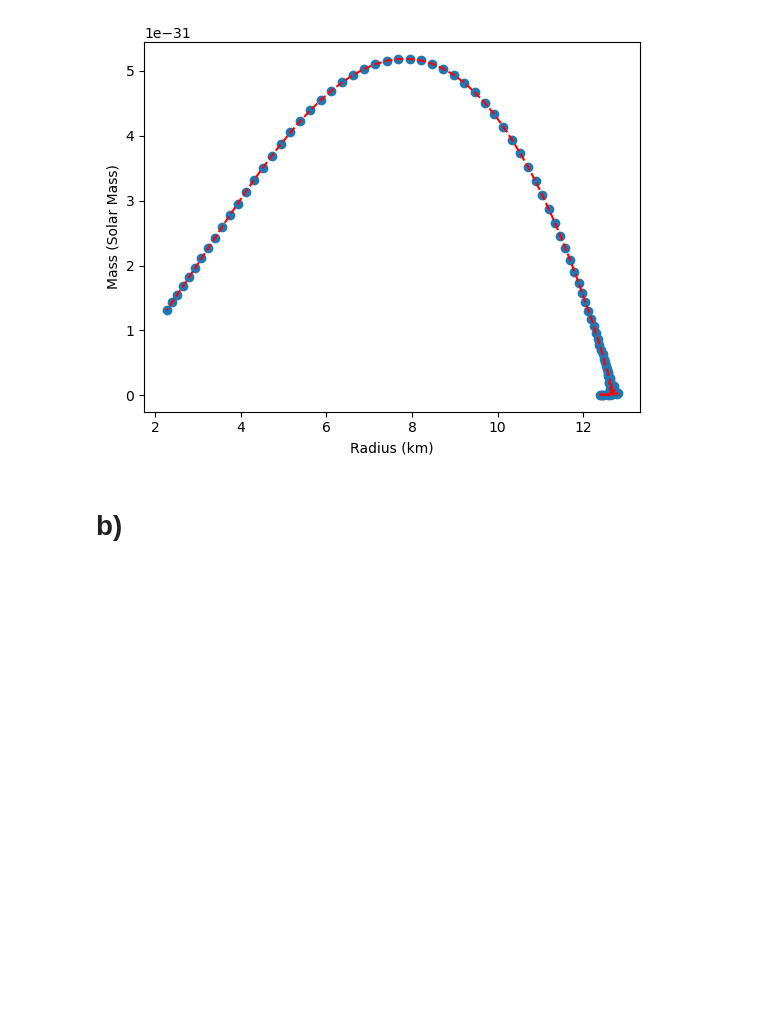
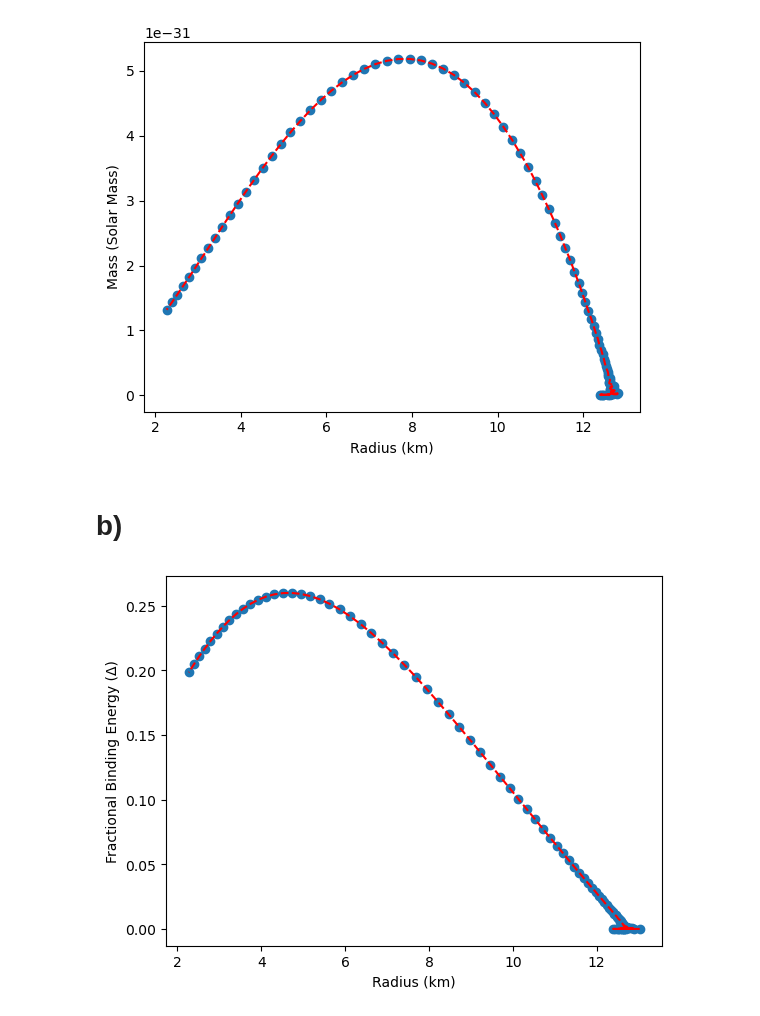
Before and after one commit to eamasya19/phys414_final_project, a Jupyter notebook: einstein.ipynb, the cells around one changed output. Drawn from its saved outputs; the diff is of its cells as text; code cells hidden in the pictures; blank space fills up the shorter version.

Commit message:
einstein part c done

```diff
--- a/einstein.ipynb
+++ b/einstein.ipynb
@@ -99,0 +134,27 @@ plt.show()
+# %%
+# computing delta values
+delta_vals = []
+masses = []
+radii = []
+for p_c in central_pressures:
+    m, r, m_p = solve_tov_part_b(p_c)
+
+    if m > 0: # avoid division by zero
+        delta = (m_p - m) / m
+        delta_vals.append(delta)
+        masses.append(m / solar_mass) # convert to solar masses
+        radii.append(r / 1000) # convert to kilometers
+
+radii = np.asarray(radii).astype(float)
+delta_vals = np.asarray(delta_vals).astype(float)
+
+# plotting delta vs R
+
+plt.figure()
+plt.scatter(x=radii * length_unit, y=delta_vals)
+plt.plot(radii * length_unit, delta_vals, '--', color='red')
+plt.xlabel('Radius (km)')
+plt.ylabel('Fractional Binding Energy (Δ)')
+plt.show()
+# %% [output]
+[figure, added]
```
Also changed, not shown: parts of 3 cells of this notebook.
